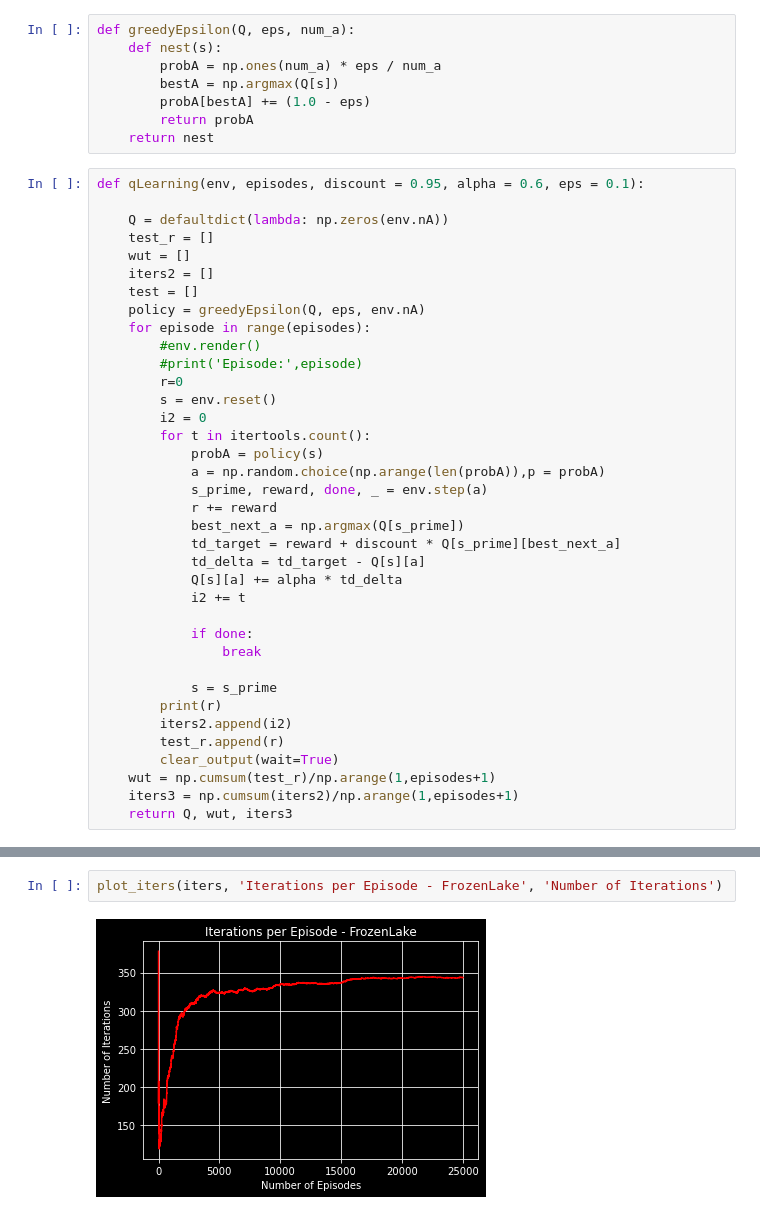
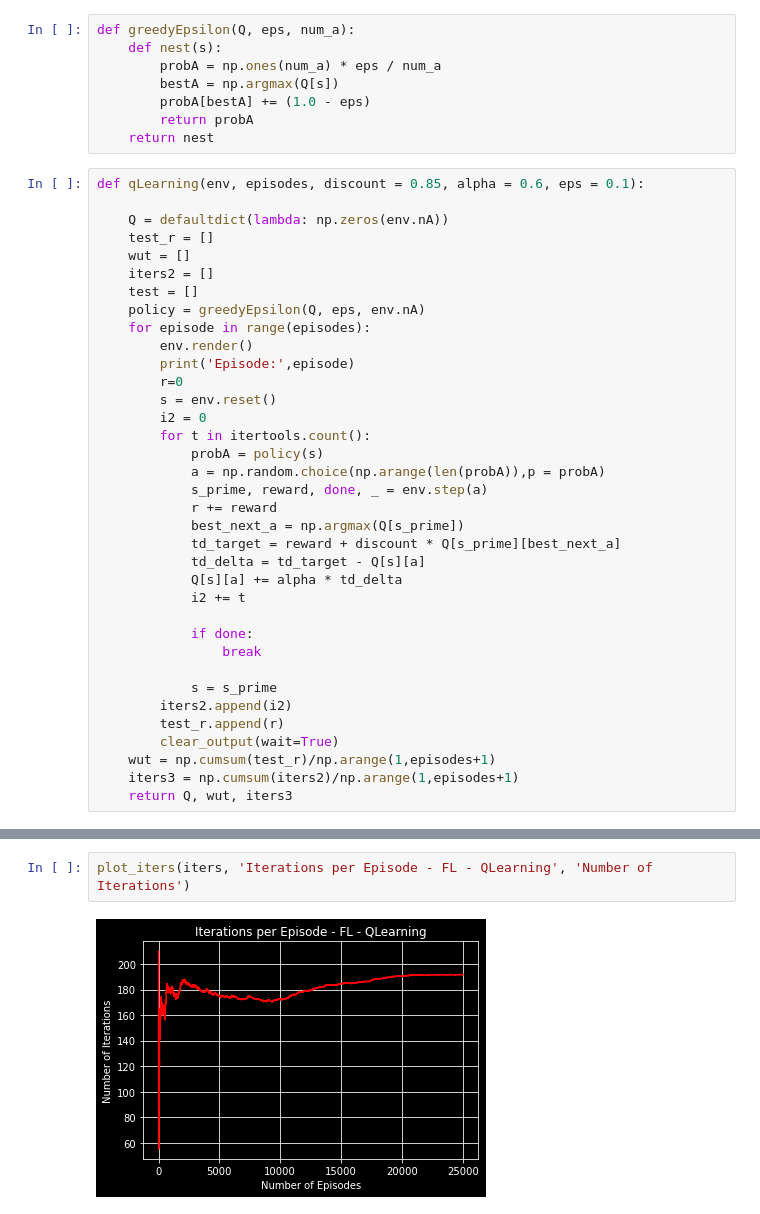
Before and after one commit to jbanigan/CS-7641, a Jupyter notebook: MDP/FL_QLearning.ipynb, the cells around one changed output, grey strips where cells are left out. Cells and saved outputs as stored; diff of their text form.

```diff
--- a/MDP/FL_QLearning.ipynb
+++ b/MDP/FL_QLearning.ipynb
@@ -32,7 +33,7 @@ def greedyEpsilon(Q, eps, num_a):
         return probA
     return nest
 # %%
-def qLearning(env, episodes, discount = 0.95, alpha = 0.6, eps = 0.1):
+def qLearning(env, episodes, discount = 0.85, alpha = 0.6, eps = 0.1):
 
     Q = defaultdict(lambda: np.zeros(env.nA))
     test_r = []
@@ -41,8 +42,8 @@ def qLearning(env, episodes, discount = 0.95, alpha = 0.6, eps = 0.1):
     test = []
     policy = greedyEpsilon(Q, eps, env.nA)
     for episode in range(episodes):
-        #env.render()
-        #print('Episode:',episode)
+        env.render()
+        print('Episode:',episode)
         r=0
         s = env.reset()
         i2 = 0
@@ -61,7 +62,6 @@ def qLearning(env, episodes, discount = 0.95, alpha = 0.6, eps = 0.1):
                 break
 
             s = s_prime
-        print(r)
         iters2.append(i2)
         test_r.append(r)
         clear_output(wait=True)
@@ -79,7 +84,7 @@ plot_rewards(rewards, 'Rewards per Episode - FrozenLake','Rewards')
 # %%
-plot_iters(iters, 'Iterations per Episode - FrozenLake', 'Number of Iterations')
+plot_iters(iters, 'Iterations per Episode - FL - QLearning', 'Number of Iterations')
 # %% [output]
-[figure, old version]
+[figure, new version]
 # %%
 Qlist = []
 for i in range(len(Q)):
```
Also changed, not shown: parts of 7 cells of this notebook, 34 other files.
